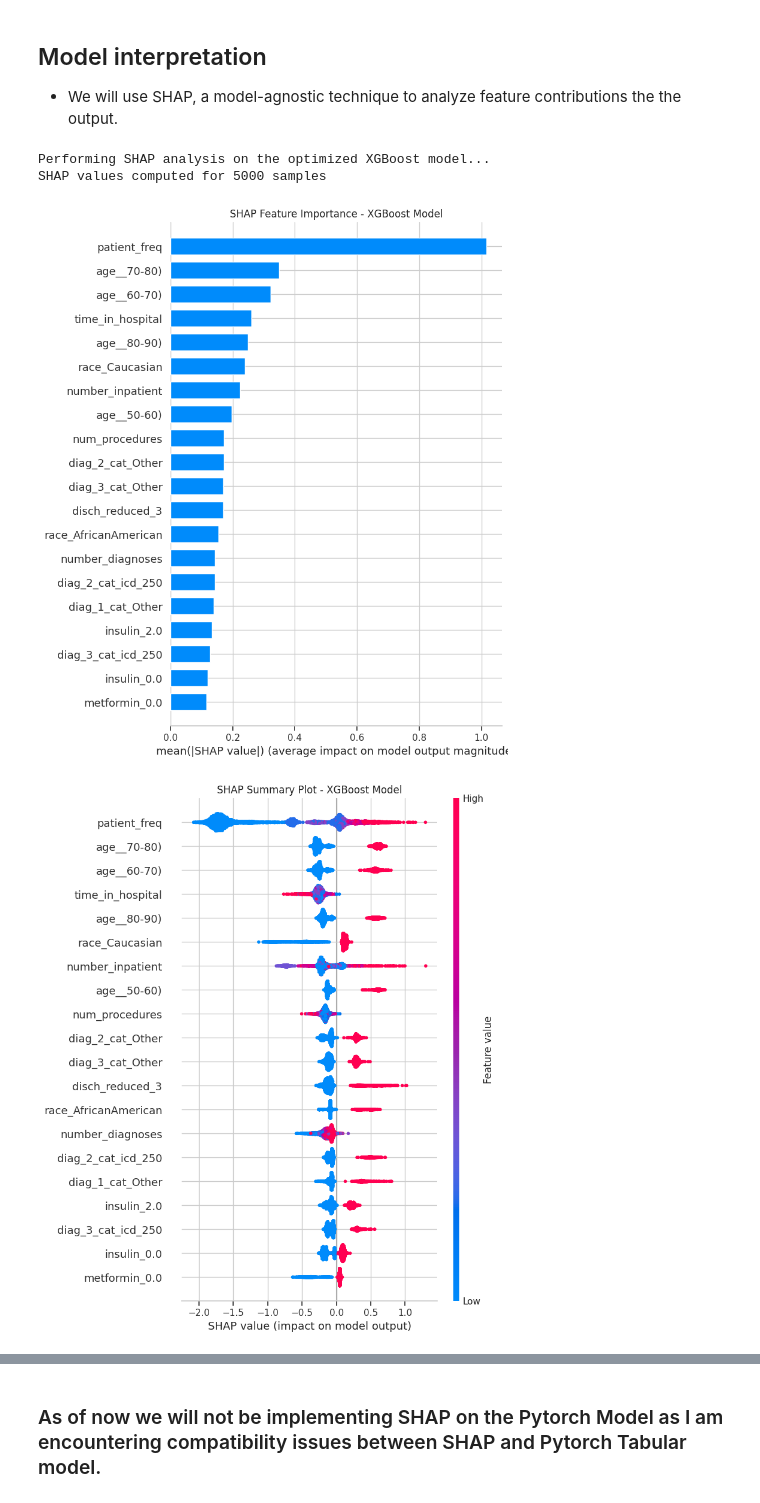
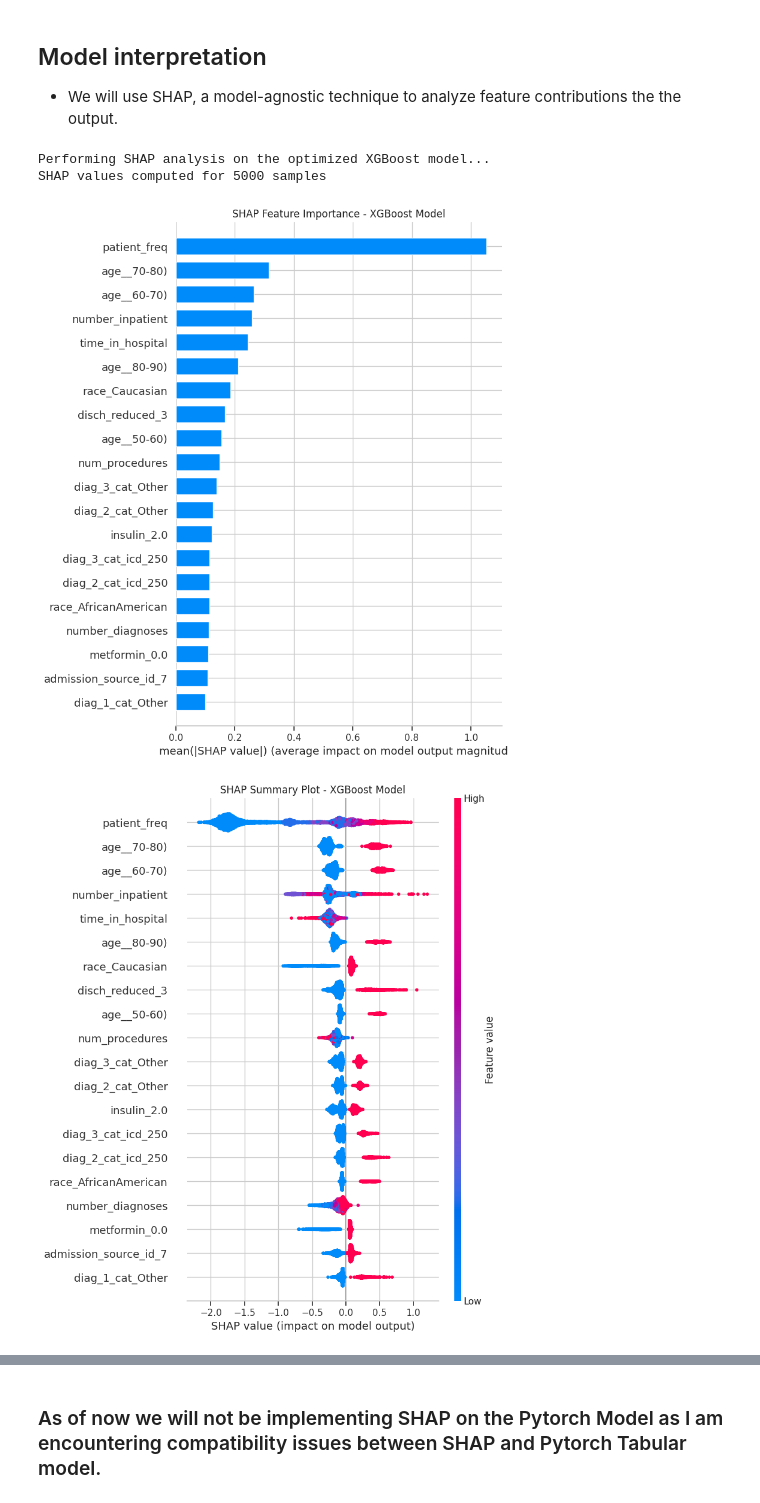
Before and after one commit to Arjeus/diabetes_assignment, a Jupyter notebook: diabetes_readmission_prediction_boost_discharge_t2.ipynb, the cells around one changed output, grey strips where cells are left out. Saved outputs shown, nothing was run; the diff lists cells and outputs as text; code cells hidden in the pictures.

```diff
--- a/diabetes_readmission_prediction_boost_discharge_t2.ipynb
+++ b/diabetes_readmission_prediction_boost_discharge_t2.ipynb
@@ -1365,8 +1356,8 @@ xgb_model = best_pipeline.named_steps['classifier']
 
 # Use a sample of training data for SHAP (to speed up computation)
 sample_size = 5000
-sample_indices = np.random.choice(X_train.shape[0], size=min(sample_size, X_train.shape[0]), replace=False)
-X_sample = X_train.iloc[sample_indices]
+sample_indices = np.random.choice(X_test.shape[0], size=min(sample_size, X_test.shape[0]), replace=False)
+X_sample = X_test.iloc[sample_indices]
 
 # Create SHAP explainer for XGBoost
 explainer = shap.TreeExplainer(xgb_model)
@@ -1374,33 +1365,33 @@ shap_values = explainer.shap_values(X_sample)
 
 print(f"SHAP values computed for {len(X_sample)} samples")
 
 # Summary plot
 plt.figure(figsize=(12, 8))
 shap.summary_plot(shap_values, X_sample, plot_type="bar", show=False)
 plt.title('SHAP Feature Importance - XGBoost Model')
 plt.tight_layout()
 plt.show()
 
 # Detailed summary plot
 plt.figure(figsize=(12, 8))
 shap.summary_plot(shap_values, X_sample, show=False)
 plt.title('SHAP Summary Plot - XGBoost Model')
 plt.tight_layout()
 plt.show()
 
 # Feature importance ranking
 feature_importance = np.abs(shap_values).mean(0)
 feature_names = X_sample.columns
 importance_df = pd.DataFrame({
     'feature': feature_names,
     'importance': feature_importance
 }).sort_values('importance', ascending=False)
 
 print("\nTop 15 Most Important Features (SHAP):")
 print(importance_df.head(15))
 # %% [output]
 Performing SHAP analysis on the optimized XGBoost model...
 SHAP values computed for 5000 samples
-[figure, old version]
+[figure, new version]
-[figure, old version]
+[figure, new version]
 Top 15 Most Important Features (SHAP):
```
Also changed, not shown: parts of 28 cells of this notebook, 2 other files.
